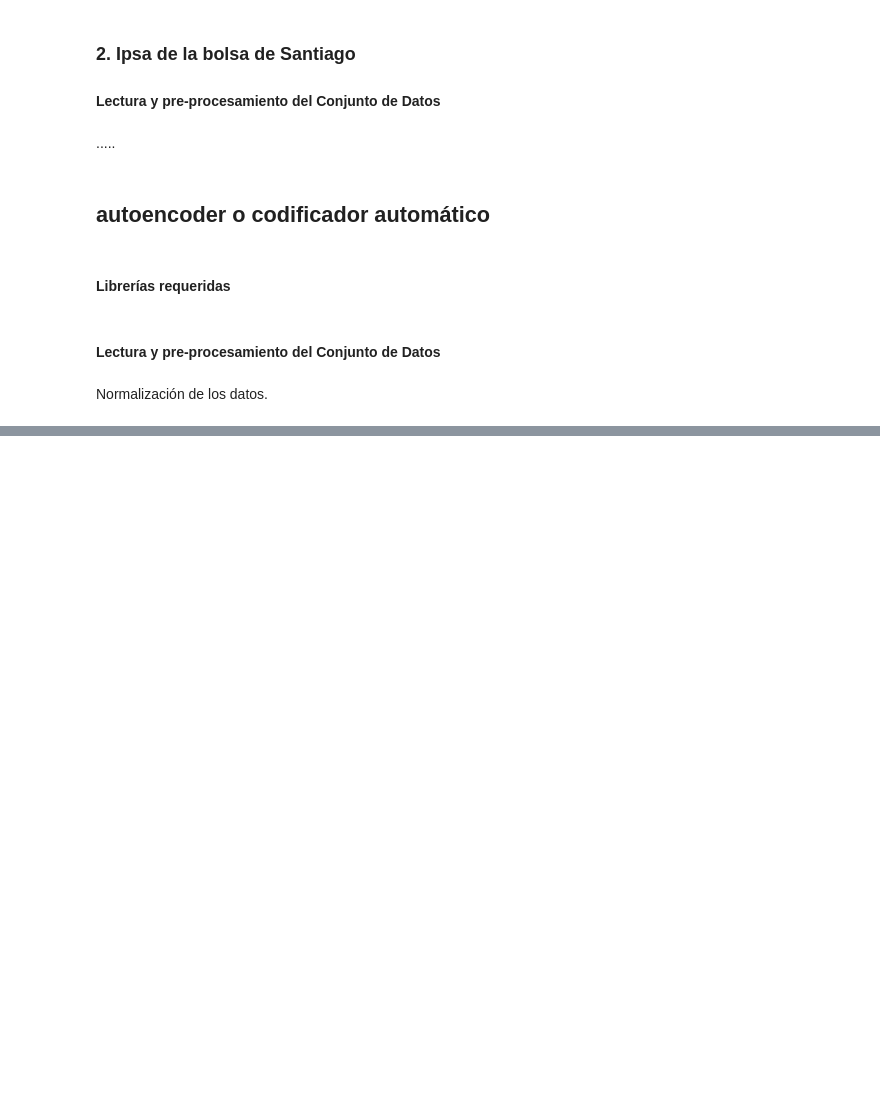
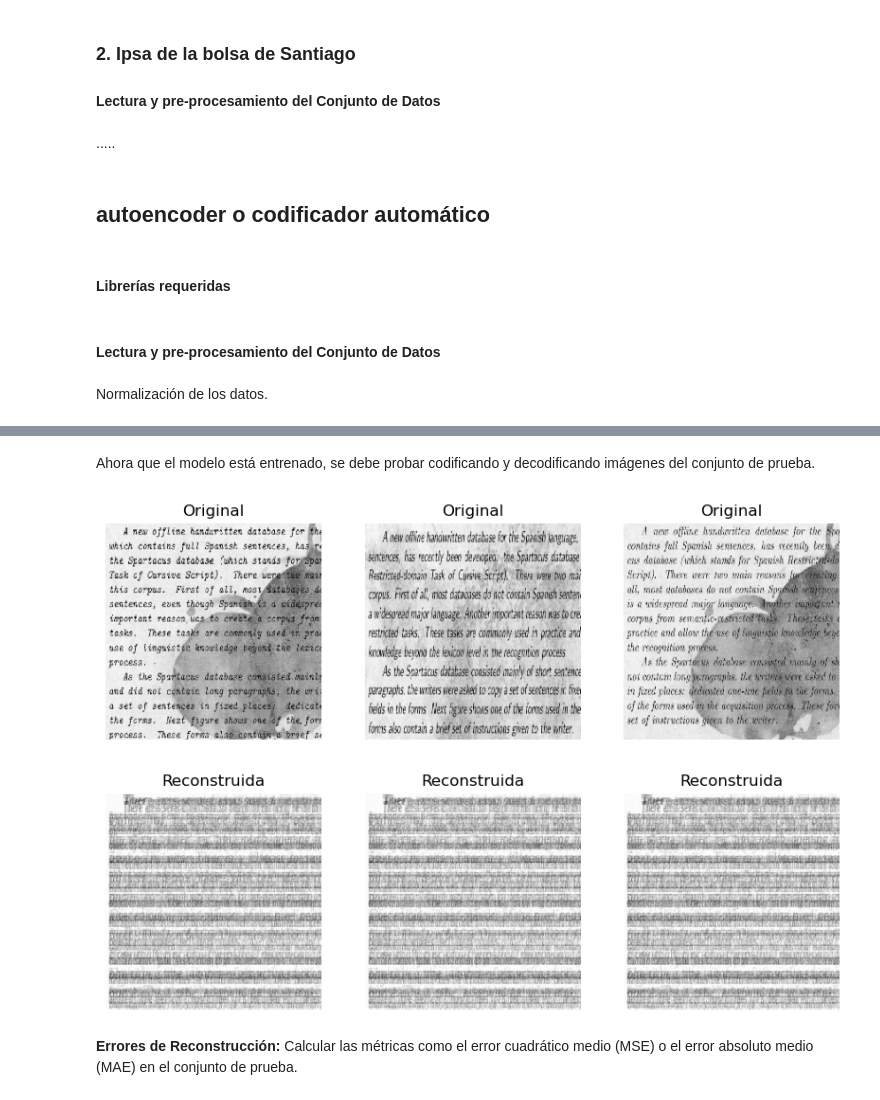
Before and after one commit to ctobar96/Redes-Recurrentes-Recursivas-Autoencoder, a Jupyter notebook: RNN.ipynb, the cells around one changed output, grey strips where cells are left out. Cells and saved outputs as stored; diff of their text form; code cells hidden in the pictures; blank space fills up the shorter version.

```diff
--- a/RNN.ipynb
+++ b/RNN.ipynb
@@ -308,0 +450,29 @@ print('Shape of test_images:', test_images.shape)
+# %% [markdown]
+Ahora que el modelo está entrenado, se debe probar codificando y decodificando imágenes del conjunto de prueba.
+# %%
+encoded_imgs = autoencoder.encoder(x_test_flat).numpy()
+decoded_imgs = autoencoder.decoder(encoded_imgs).numpy()
+# %%
+# Función de visualización
+def show_img(imagen, titulo):
+    n = 3 # Número de img para mostrar
+    plt.figure(figsize=(10,10))
+    for i in range(n):
+        ax = plt.subplot(1, n, i+1)
+        idx = random.randint(0, imagen.shape[0] - 1)
+        plt.imshow(imagen[idx].reshape(256, 256), cmap='gray')
+        plt.title(titulo)
+        plt.axis('off')
+    plt.show()
+
+# Mostrar imágenes original
+show_img(x_test_flat, "Original")
+
+# Mostrar Imágenes reconstruidas
+show_img(decoded_imgs, "Reconstruida")
+# %% [output]
+[figure, added]
+[figure, added]
+# %% [markdown]
+**Errores de Reconstrucción:**
+Calcular las métricas como el error cuadrático medio (MSE) o el error absoluto medio (MAE) en el conjunto de prueba.
```
Also changed, not shown: parts of 15 cells of this notebook.
